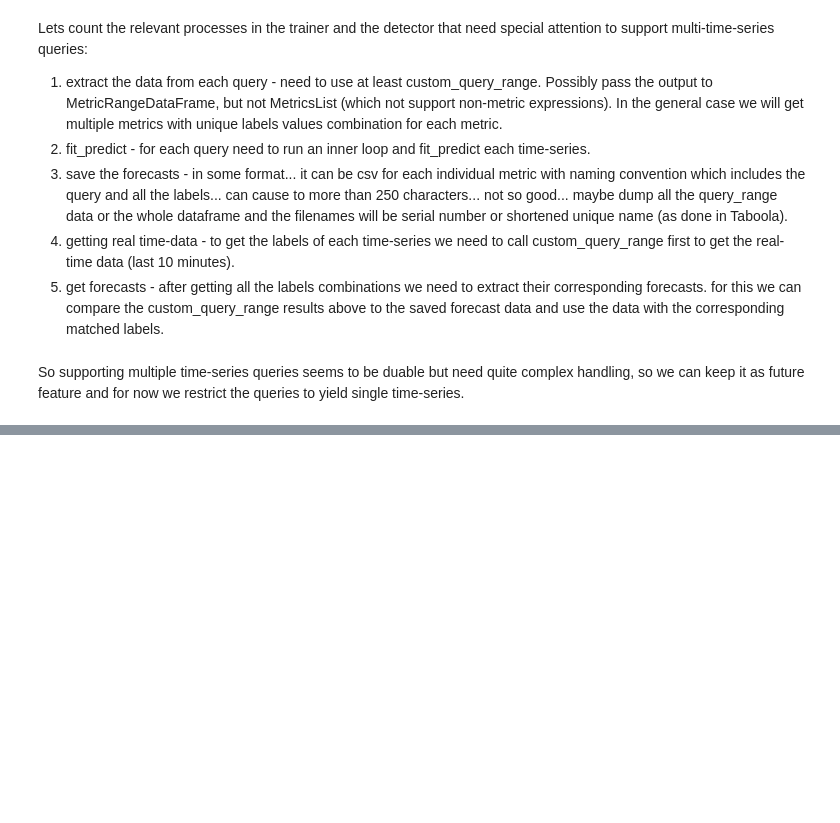
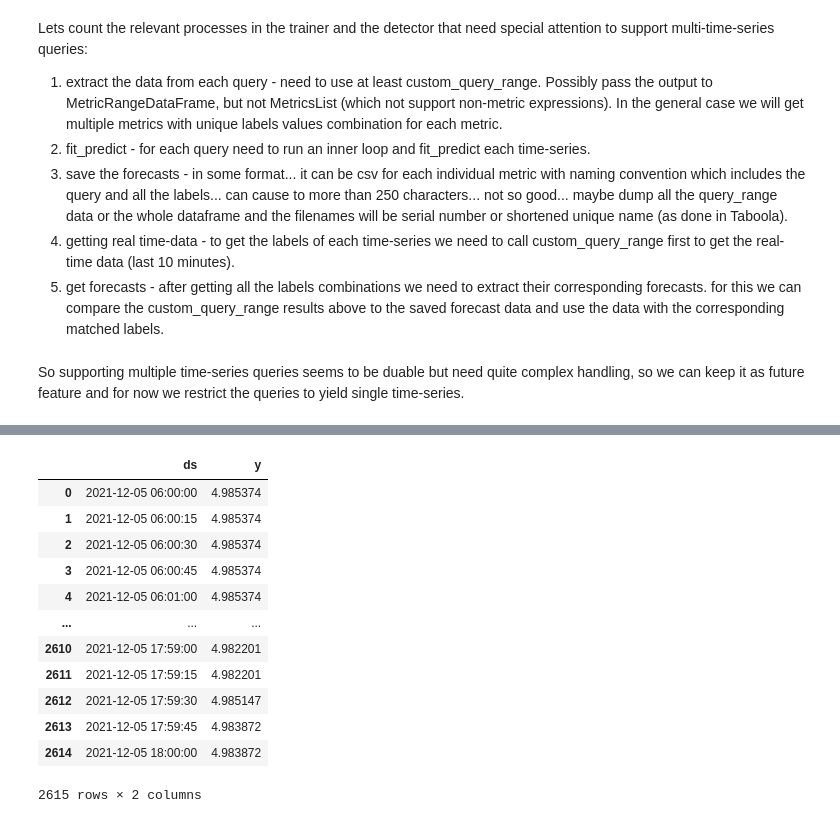
Before and after one commit to yairst/anomaly-detector-for-prometheus-metrics, a Jupyter notebook: test_utils.ipynb, the cells around one changed output, grey strips where cells are left out. Saved outputs shown, nothing was run; the diff lists cells and outputs as text; code cells hidden in the pictures; blank space fills up the shorter version.

```diff
--- a/test_utils.ipynb
+++ b/test_utils.ipynb
@@ -359,0 +492,27 @@ len(st)
+# %%
+start_time = parse_datetime("2021-12-05 08:00")
+end_time = parse_datetime("2021-12-05 20:00")
+
+metric = "prometheus_target_interval_length_seconds"
+metric_data = prom.custom_query_range(metric ,
+                            start_time=start_time,
+                            end_time=end_time, step='15s')
+metric_object_list = MetricsList(metric_data)
+# %%
+tmp = metric_object_list[0]
+# %%
+tmp.metric_values
+# %% [output]
+|  | ds | y |
+| 0 | 2021-12-05 06:00:00 | 4.985374 |
+| 1 | 2021-12-05 06:00:15 | 4.985374 |
+| 2 | 2021-12-05 06:00:30 | 4.985374 |
+| 3 | 2021-12-05 06:00:45 | 4.985374 |
+| 4 | 2021-12-05 06:01:00 | 4.985374 |
+| ... | ... | ... |
+| 2610 | 2021-12-05 17:59:00 | 4.982201 |
+| 2611 | 2021-12-05 17:59:15 | 4.982201 |
+| 2612 | 2021-12-05 17:59:30 | 4.985147 |
+| 2613 | 2021-12-05 17:59:45 | 4.983872 |
+| 2614 | 2021-12-05 18:00:00 | 4.983872 |
+2615 rows × 2 columns
```
Also changed, not shown: parts of 35 cells of this notebook, 5 other files.
